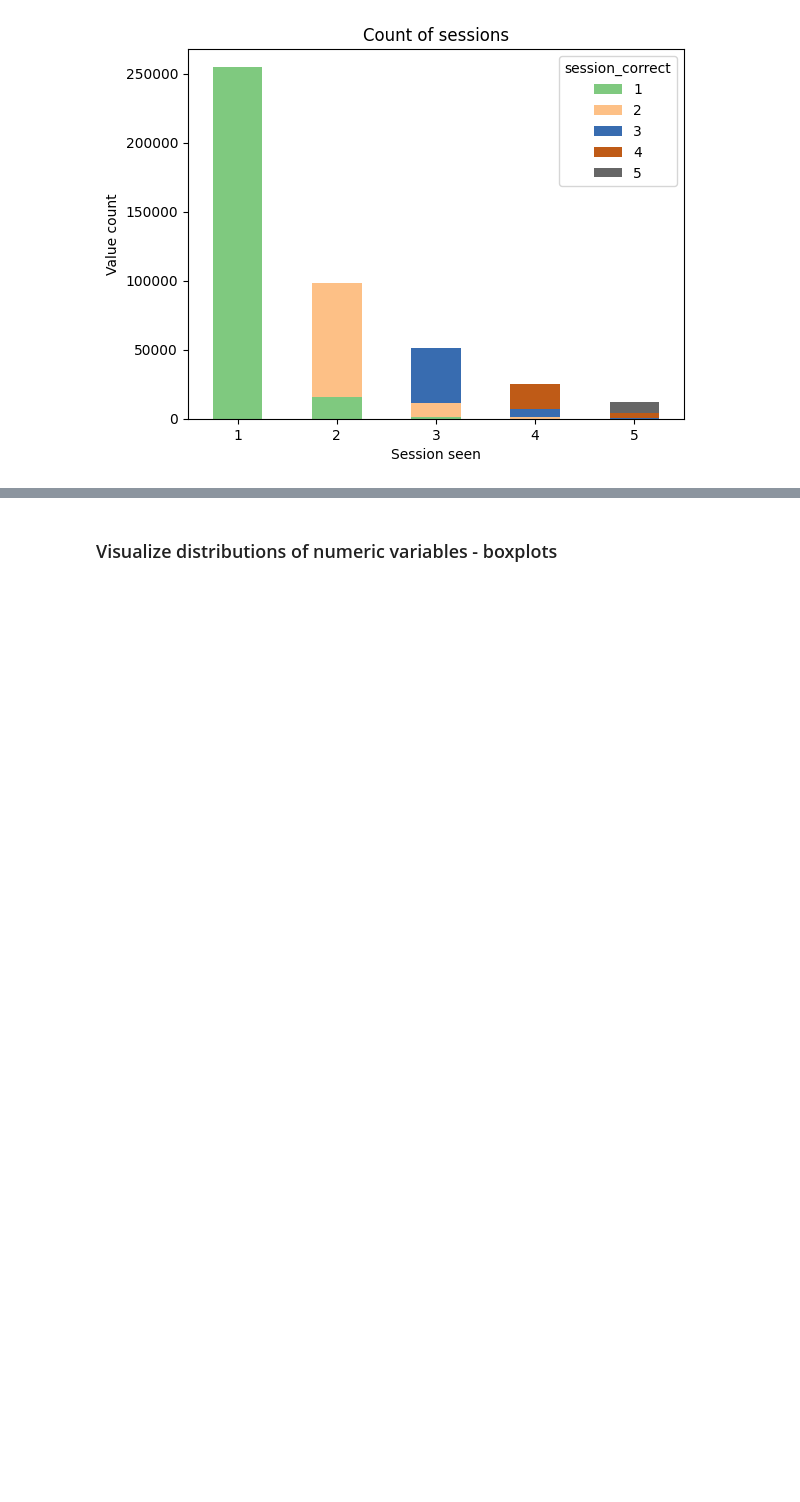
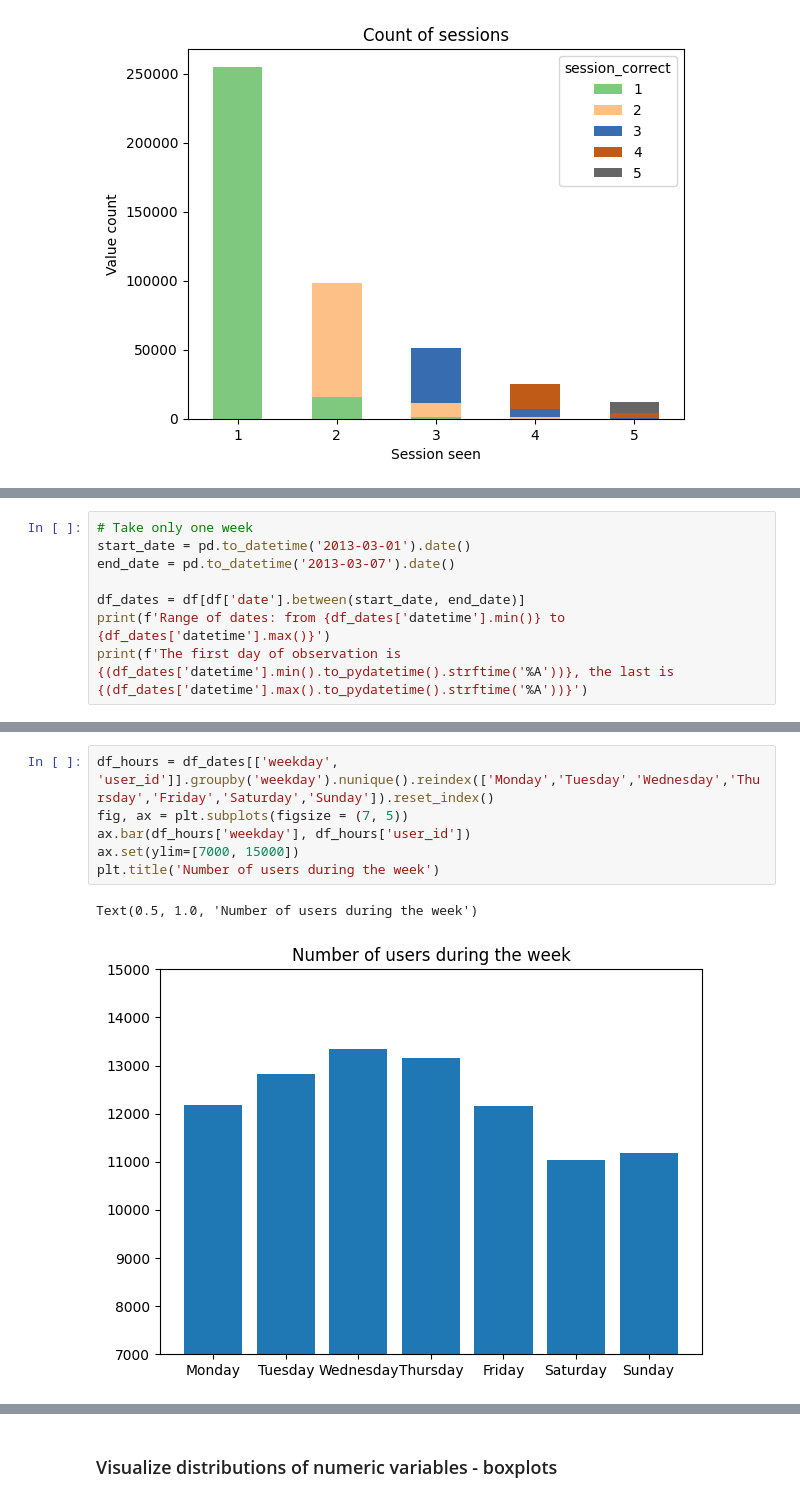
Before and after one commit to juliakubisa/spaced_repetition_algorithm, a Jupyter notebook: notebooks/duolingo_EDA.ipynb, the cells around one changed output, grey strips where cells are left out. Drawn from its saved outputs; the diff is of its cells as text; blank space fills up the shorter version.

```diff
--- a/notebooks/duolingo_EDA.ipynb
+++ b/notebooks/duolingo_EDA.ipynb
@@ -300,0 +315,8 @@ plt.show()
+# %%
+# Take only one week
+start_date = pd.to_datetime('2013-03-01').date()
+end_date = pd.to_datetime('2013-03-07').date()
+
+df_dates = df[df['date'].between(start_date, end_date)]
+print(f'Range of dates: from {df_dates['datetime'].min()} to {df_dates['datetime'].max()}')
+print(f'The first day of observation is {(df_dates['datetime'].min().to_pydatetime().strftime('%A'))}, the last is {(df_dates['datetime'].max().to_pydatetime().strftime('%A'))}')
@@ -300,0 +326,9 @@ plt.show()
+# %%
+df_hours = df_dates[['weekday', 'user_id']].groupby('weekday').nunique().reindex(['Monday','Tuesday','Wednesday','Thursday','Friday','Saturday','Sunday']).reset_index()
+fig, ax = plt.subplots(figsize = (7, 5))
+ax.bar(df_hours['weekday'], df_hours['user_id'])
+ax.set(ylim=[7000, 15000])
+plt.title('Number of users during the week')
+# %% [output]
+Text(0.5, 1.0, 'Number of users during the week')
+[figure, added]
```
Also changed, not shown: parts of 16 cells of this notebook.
